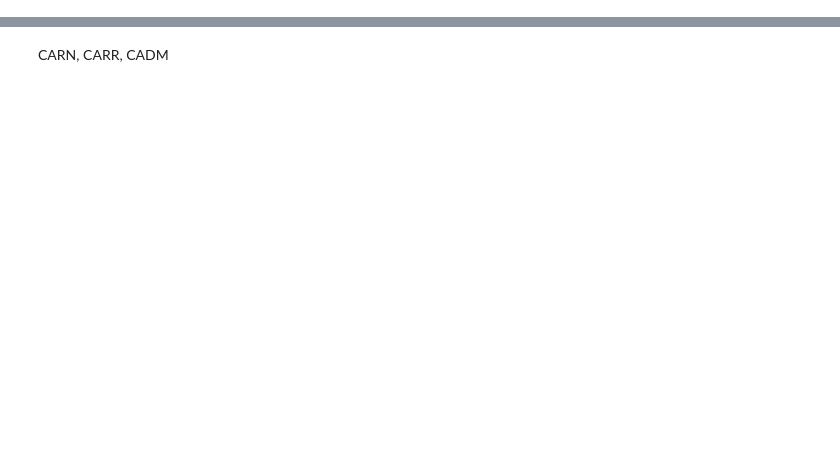
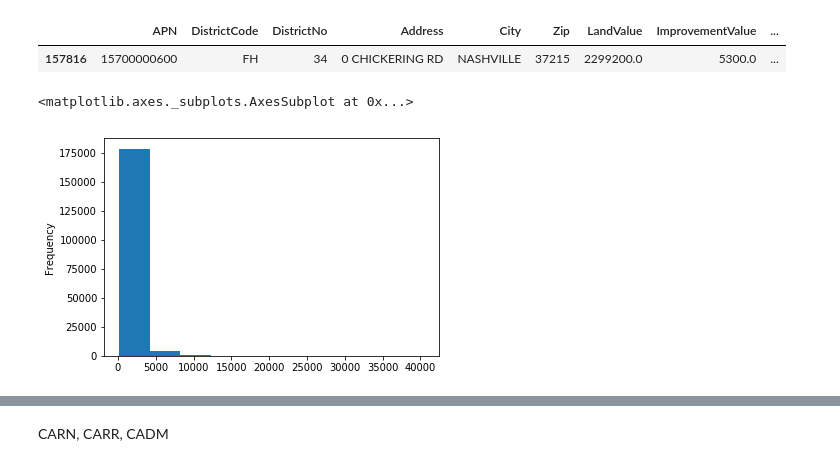
Before and after one commit to asidamo/affordable-housing, a Jupyter notebook: data-question-4-plaid-platypi-david.ipynb, the cells around one changed output, grey strips where cells are left out. Cells and saved outputs as stored; diff of their text form; code cells hidden in the pictures; blank space fills up the shorter version.

```diff
--- a/data-question-4-plaid-platypi-david.ipynb
+++ b/data-question-4-plaid-platypi-david.ipynb
@@ -23,0 +34,8 @@ sf2009.info()
+# %%
+nulls09 = sf2009.loc[sf2009['FinishedArea'] == 0].index
+nulls13 = sf2013.loc[sf2013['FinishedArea'] == 0].index
+nulls17 = sf2017.loc[sf2017['FinishedArea'] == 0].index
+# %%
+sf2009 = sf2009.drop(index=nulls09)
+sf2013 = sf2013.drop(index=nulls13)
+sf2017 = sf2017.drop(index=nulls17)
@@ -23,0 +61,4 @@ sf2009.info()
+# %%
+sf2009['PricePerSqFt'] = sf2009.AppraisedValue/sf2009.FinishedArea
+sf2013['PricePerSqFt'] = sf2013.AppraisedValue/sf2013.FinishedArea
+sf2017['PricePerSqFt'] = sf2017.AppraisedValue/sf2017.FinishedArea
@@ -23,0 +70,9 @@ sf2009.info()
+# %%
+r=0.0475/12 # monthly interest rate
+m=30*12 # number of months in 30 years
+
+# calculate yearly spending
+
+sf2009['Yearly_Housing_Spending']=12*(sf2009.AppraisedValue-sf2009.AppraisedValue*0.05)*((r*(1+r)**m)/((1+r)**(m-1)))
+sf2013['Yearly_Housing_Spending']=12*(sf2013.AppraisedValue-sf2013.AppraisedValue*0.05)*((r*(1+r)**m)/((1+r)**(m-1)))
+sf2017['Yearly_Housing_Spending']=12*(sf2017.AppraisedValue-sf2017.AppraisedValue*0.05)*((r*(1+r)**m)/((1+r)**(m-1)))
@@ -23,0 +104,10 @@ sf2009.info()
+# %%
+sf2009.loc[sf2009.PricePerSqFt == sf2009.PricePerSqFt.max()]
+# %% [output]
+|  | APN | DistrictCode | DistrictNo | Address | City | Zip | LandValue | ImprovementValue | ... |
+| 157816 | 15700000600 | FH | 34 | 0 CHICKERING RD | NASHVILLE | 37215 | 2299200.0 | 5300.0 | ... |
+# %%
+sf2009.FinishedArea.plot(kind='hist')
+# %% [output]
+<matplotlib.axes._subplots.AxesSubplot at 0x...>
+[figure, added]
```
Also changed, not shown: parts of 28 cells of this notebook.
